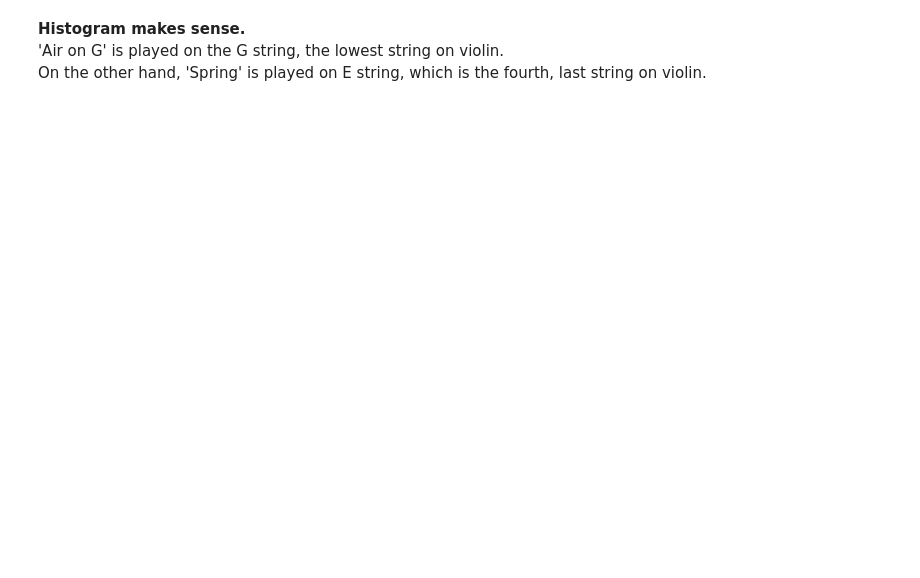
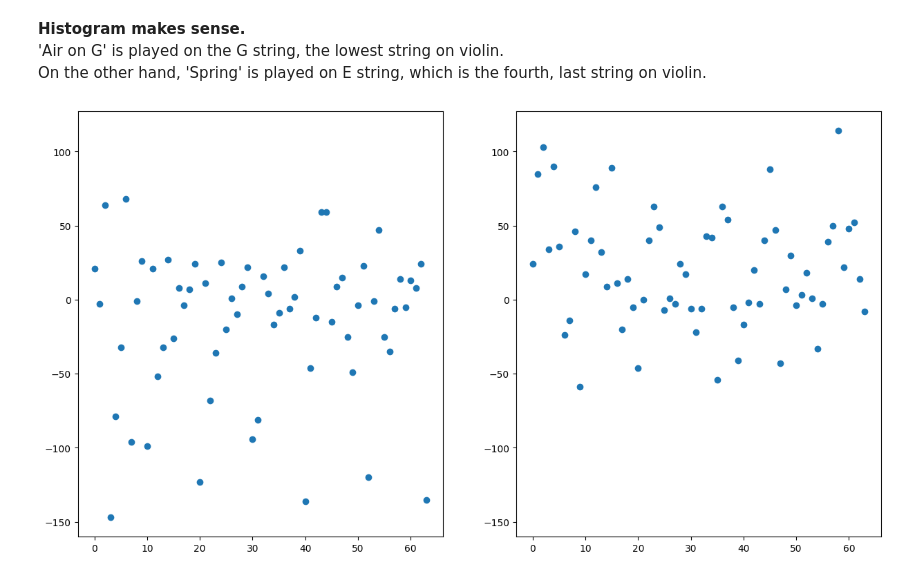
Before and after one commit to Lauralicja/SpotifyAnalyser, a Jupyter notebook: clustering.ipynb, the cells around one changed output. Drawn from its saved outputs; the diff is of its cells as text; code cells hidden in the pictures; blank space fills up the shorter version.

```diff
--- a/clustering.ipynb
+++ b/clustering.ipynb
@@ -281,3 +300,12 @@ plt.show()
 **Histogram makes sense.** <br>
 'Air on G' is played on the G string, the lowest string on violin. <br>
 On the other hand, 'Spring' is played on E string, which is the fourth, last string on violin. <br>
+# %%
+fig = pyplot.figure(figsize=(15,8))
+ax_air = fig.add_subplot(1,2,1)
+pyplot.scatter(range(len(air_cleaned["timbre"][0:64])),air_cleaned["timbre"][0:64])
+ax = fig.add_subplot(1,2,2, sharey=ax_air)
+pyplot.scatter(range(len(spring_cleaned["timbre"][0:64])),spring_cleaned["timbre"][0:64])
+pyplot.show()
+# %% [output]
+[figure, added]
```
Also changed, not shown: parts of 12 cells of this notebook.
